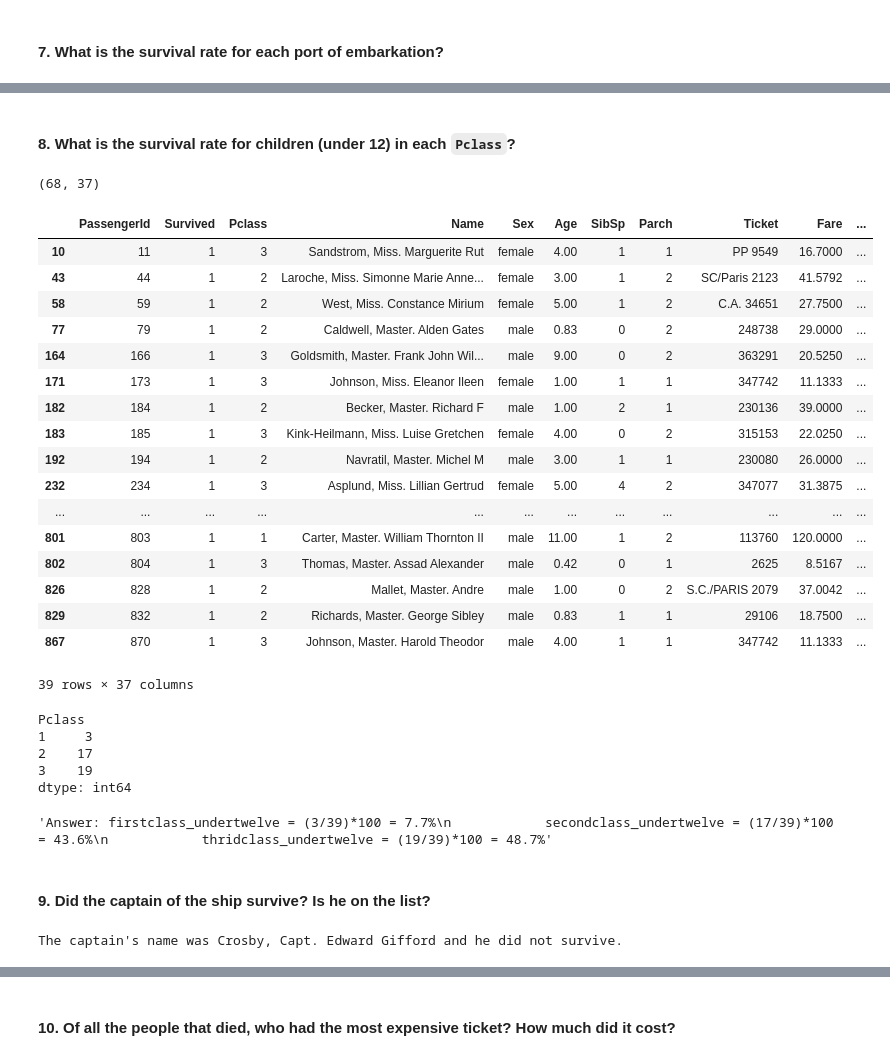
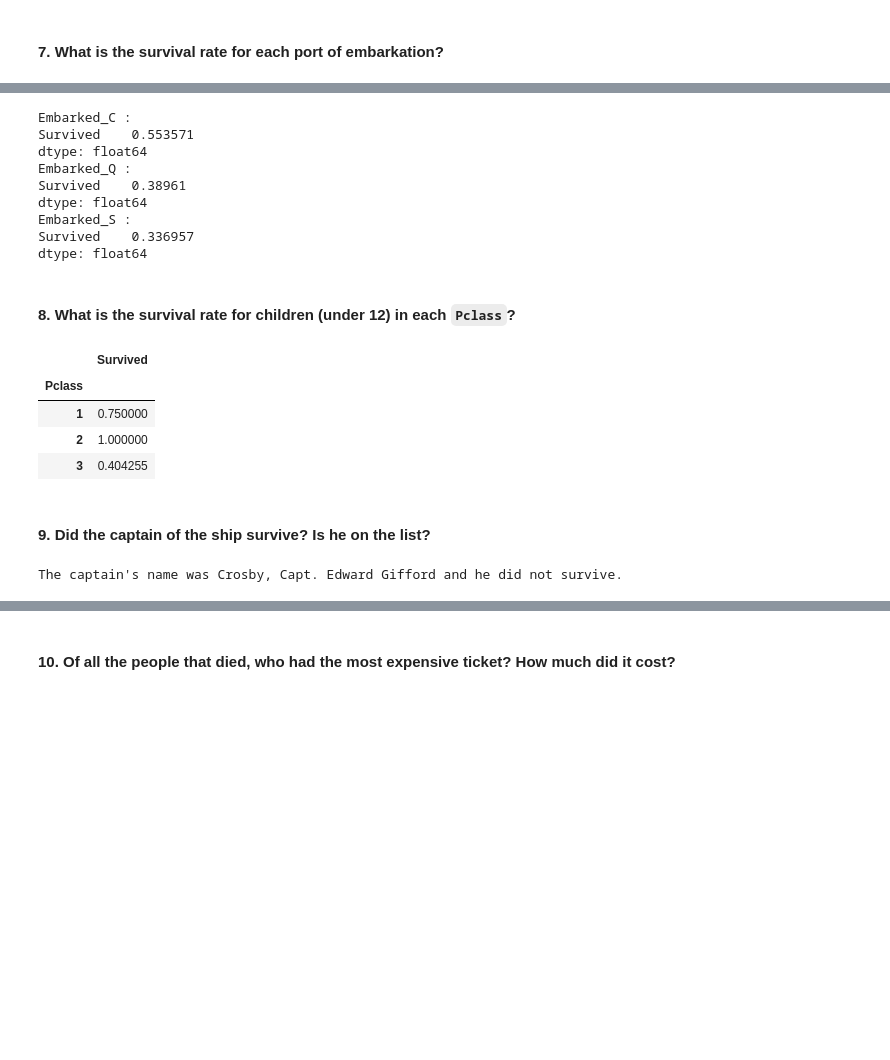
Before and after one commit to nareeratm/titanic, a Jupyter notebook: titanic.ipynb, the cells around one changed output, grey strips where cells are left out. Drawn from its saved outputs; the diff is of its cells as text; code cells hidden in the pictures; blank space fills up the shorter version.

Commit message:
replaced with in-class answers except question11

```diff
--- a/titanic.ipynb
+++ b/titanic.ipynb
@@ -150,5 +263,3 @@ embarked_dummies = pd.get_dummies(train['Embarked'], prefix='Embarked') # I forg
 # to merge the dummy variables to the original df train.
 train = pd.concat([train, embarked_dummies], axis=1)
-# %%
-train.drop(columns=['Embarked_C', 'Embarked_S', 'Embarked_Q'], inplace=True)
 # %%
@@ -163,5 +266,0 @@ train.head()
-# %%
-# to create dummy variables
-embarked_dummies = pd.get_dummies(train['Embarked'], prefix='Embarked', dtype=int) # put dtype=int
-# to merge the dummy variables to the original df train.
-train = pd.concat([train, embarked_dummies], axis=1)
@@ -304,48 +376,32 @@ C survivors 27.35294117647059%, Q survivors 8.823529411764707%, and S survivors
+# %%
+for col in ['Embarked_C', 'Embarked_Q','Embarked_S']:
+    print(col, ":")
+    print(train[train[col] ==1][['Survived']].mean())
+
+#Answer: Embarked C: 55%, Embarked Q: 38%, Embarked S: 33%
+# %% [output]
+Embarked_C :
+Survived    0.553571
+dtype: float64
+Embarked_Q :
+Survived    0.38961
+dtype: float64
+Embarked_S :
+Survived    0.336957
+dtype: float64
 # %% [markdown]
 #### 8. What is the survival rate for children (under 12) in each `Pclass`?
-# %%
-train[train['Age'] <12].shape  #total children under 12 = 68 kids.
-# %% [output]
-(68, 37)
 # %%
-train[(train['Age'] <12) & (train['Survived']==1)] # =39 kids
+train[train['Age'] <12].groupby('Pclass')[['Survived']].mean()
 # %% [output]
-|  | PassengerId | Survived | Pclass | Name | Sex | Age | SibSp | Parch | Ticket | Fare | ... |
-| 10 | 11 | 1 | 3 | Sandstrom, Miss. Marguerite Rut | female | 4.00 | 1 | 1 | PP 9549 | 16.7000 | ... |
-| 43 | 44 | 1 | 2 | Laroche, Miss. Simonne Marie Anne... | female | 3.00 | 1 | 2 | SC/Paris 2123 | 41.5792 | ... |
-| 58 | 59 | 1 | 2 | West, Miss. Constance Mirium | female | 5.00 | 1 | 2 | C.A. 34651 | 27.7500 | ... |
-| 77 | 79 | 1 | 2 | Caldwell, Master. Alden Gates | male | 0.83 | 0 | 2 | 248738 | 29.0000 | ... |
-| 164 | 166 | 1 | 3 | Goldsmith, Master. Frank John Wil... | male | 9.00 | 0 | 2 | 363291 | 20.5250 | ... |
-| 171 | 173 | 1 | 3 | Johnson, Miss. Eleanor Ileen | female | 1.00 | 1 | 1 | 347742 | 11.1333 | ... |
-| 182 | 184 | 1 | 2 | Becker, Master. Richard F | male | 1.00 | 2 | 1 | 230136 | 39.0000 | ... |
-| 183 | 185 | 1 | 3 | Kink-Heilmann, Miss. Luise Gretchen | female | 4.00 | 0 | 2 | 315153 | 22.0250 | ... |
-| 192 | 194 | 1 | 2 | Navratil, Master. Michel M | male | 3.00 | 1 | 1 | 230080 | 26.0000 | ... |
-| 232 | 234 | 1 | 3 | Asplund, Miss. Lillian Gertrud | female | 5.00 | 4 | 2 | 347077 | 31.3875 | ... |
-| ... | ... | ... | ... | ... | ... | ... | ... | ... | ... | ... | ... |
-| 801 | 803 | 1 | 1 | Carter, Master. William Thornton II | male | 11.00 | 1 | 2 | 113760 | 120.0000 | ... |
-| 802 | 804 | 1 | 3 | Thomas, Master. Assad Alexander | male | 0.42 | 0 | 1 | 2625 | 8.5167 | ... |
-| 826 | 828 | 1 | 2 | Mallet, Master. Andre | male | 1.00 | 0 | 2 | S.C./PARIS 2079 | 37.0042 | ... |
-| 829 | 832 | 1 | 2 | Richards, Master. George Sibley | male | 0.83 | 1 | 1 | 29106 | 18.7500 | ... |
-| 867 | 870 | 1 | 3 | Johnson, Master. Harold Theodor | male | 4.00 | 1 | 1 | 347742 | 11.1333 | ... |
+|  | Survived |
+| Pclass |  |
+| 1 | 0.750000 |
+| 2 | 1.000000 |
+| 3 | 0.404255 |
-39 rows × 37 columns
-# %%
-train[(train['Age'] <12) & (train['Survived']==1)].groupby('Pclass').size()
-# %% [output]
-Pclass
-1     3
-2    17
-3    19
-dtype: int64
-# %%
-"""Answer: firstclass_undertwelve = (3/39)*100 = 7.7%
-            secondclass_undertwelve = (17/39)*100 = 43.6%
-            thridclass_undertwelve = (19/39)*100 = 48.7%"""
-# %% [output]
-'Answer: firstclass_undertwelve = (3/39)*100 = 7.7%\n            secondclass_undertwelve = (17/39)*100 = 43.6%\n            thridclass_undertwelve = (19/39)*100 = 48.7%'
 # %% [markdown]
 ####  9. Did the captain of the ship survive? Is he on the list?
-# %%
-captain = train[train['Name'].str.contains('Capt.')] #actual captain's name was Edward John Smith
-print(f"The captain's name was Crosby, Capt. Edward Gifford and he did not survive.")
-# %% [output]
-The captain's name was Crosby, Capt. Edward Gifford and he did not survive.
+# %%
+captain = train[train['Name'].str.contains('Capt.')]
+# %% [output]
+The captain's name was Crosby, Capt. Edward Gifford and he did not survive.
```
Also changed, not shown: parts of 62 cells of this notebook.
